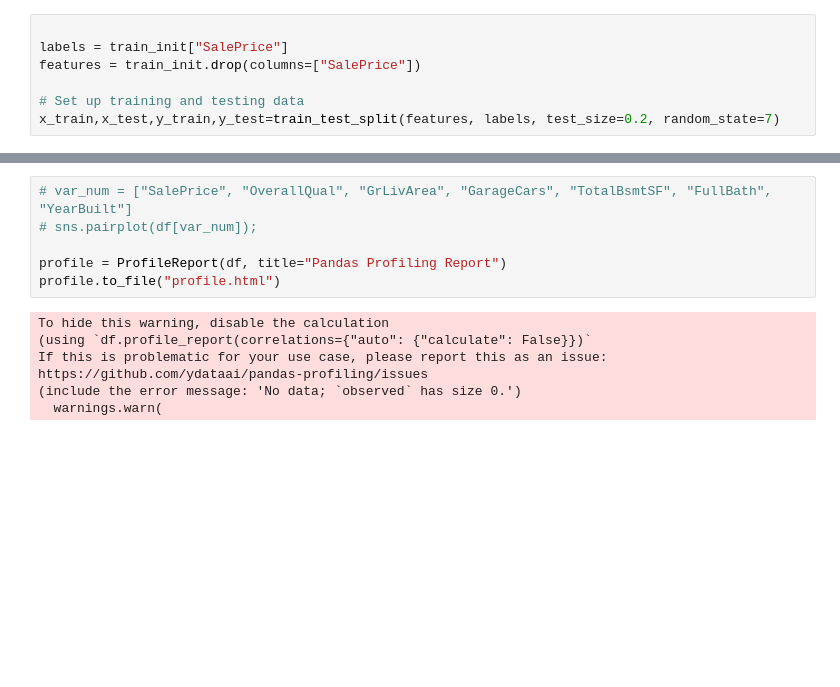
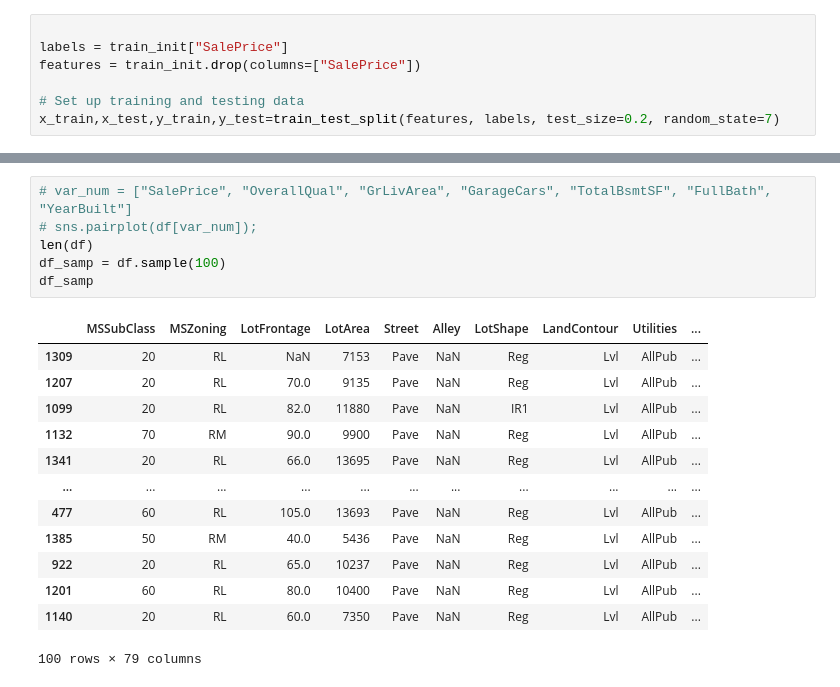
Before and after one commit to McCReuben/housePriceRegression, a Jupyter notebook: main.ipynb, the cells around one changed output, grey strips where cells are left out. Saved outputs shown, nothing was run; the diff lists cells and outputs as text; blank space fills up the shorter version.

```diff
--- a/main.ipynb
+++ b/main.ipynb
@@ -81,13 +140,20 @@ df.describe().transpose().style.background_gradient(cmap = "magma")
 # %%
 # var_num = ["SalePrice", "OverallQual", "GrLivArea", "GarageCars", "TotalBsmtSF", "FullBath", "YearBuilt"]
 # sns.pairplot(df[var_num]);
-
-profile = ProfileReport(df, title="Pandas Profiling Report")
-profile.to_file("profile.html")
+len(df)
+df_samp = df.sample(100)
+df_samp
 # %% [output]
+|  | MSSubClass | MSZoning | LotFrontage | LotArea | Street | Alley | LotShape | LandContour | Utilities | ... |
+| 1309 | 20 | RL | NaN | 7153 | Pave | NaN | Reg | Lvl | AllPub | ... |
+| 1207 | 20 | RL | 70.0 | 9135 | Pave | NaN | Reg | Lvl | AllPub | ... |
+| 1099 | 20 | RL | 82.0 | 11880 | Pave | NaN | IR1 | Lvl | AllPub | ... |
+| 1132 | 70 | RM | 90.0 | 9900 | Pave | NaN | Reg | Lvl | AllPub | ... |
+| 1341 | 20 | RL | 66.0 | 13695 | Pave | NaN | Reg | Lvl | AllPub | ... |
+| ... | ... | ... | ... | ... | ... | ... | ... | ... | ... | ... |
+| 477 | 60 | RL | 105.0 | 13693 | Pave | NaN | Reg | Lvl | AllPub | ... |
+| 1385 | 50 | RM | 40.0 | 5436 | Pave | NaN | Reg | Lvl | AllPub | ... |
+| 922 | 20 | RL | 65.0 | 10237 | Pave | NaN | Reg | Lvl | AllPub | ... |
+| 1201 | 60 | RL | 80.0 | 10400 | Pave | NaN | Reg | Lvl | AllPub | ... |
+| 1140 | 20 | RL | 60.0 | 7350 | Pave | NaN | Reg | Lvl | AllPub | ... |
-To hide this warning, disable the calculation
-(using `df.profile_report(correlations={"auto": {"calculate": False}})`
-If this is problematic for your use case, please report this as an issue:
-https://github.com/ydataai/pandas-profiling/issues
-(include the error message: 'No data; `observed` has size 0.')
-  warnings.warn(
+100 rows × 79 columns
```
Also changed, not shown: parts of 8 cells of this notebook.
